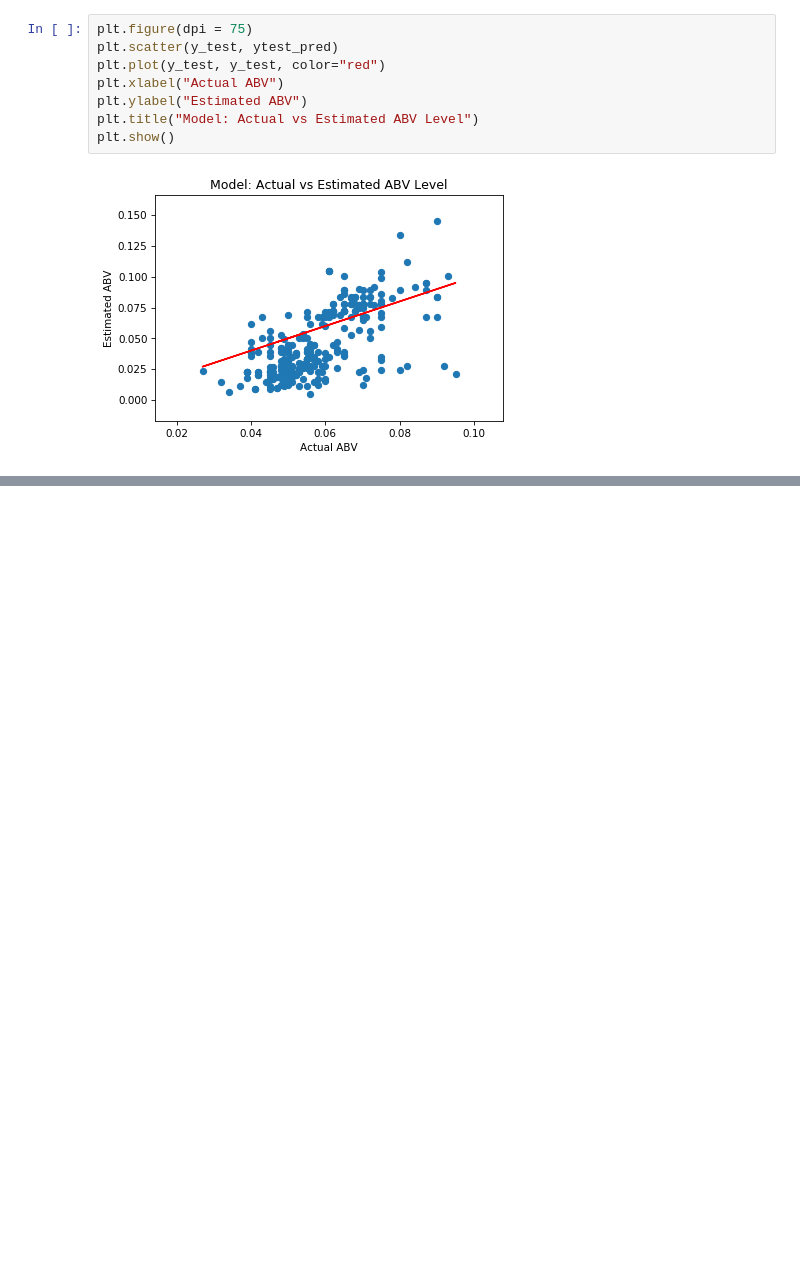
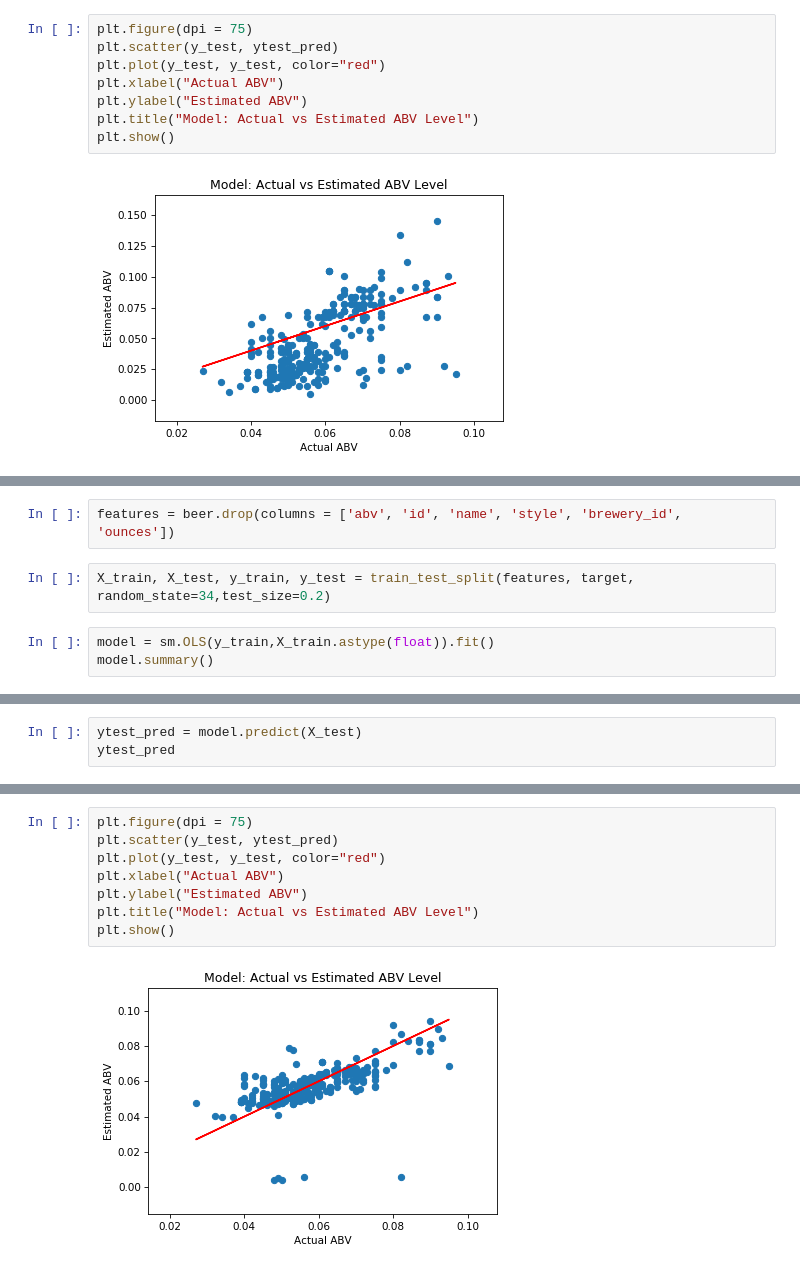
Before and after one commit to mcerow/abv_predictor, a Jupyter notebook: Blog3.ipynb, the cells around one changed output, grey strips where cells are left out. Drawn from its saved outputs; the diff is of its cells as text; blank space fills up the shorter version.

Commit message:
finished multiple regression model for blog

```diff
--- a/Blog3.ipynb
+++ b/Blog3.ipynb
@@ -264,0 +291,7 @@ Warnings:
+# %%
+features = beer.drop(columns = ['abv', 'id', 'name', 'style', 'brewery_id', 'ounces'])
+# %%
+X_train, X_test, y_train, y_test = train_test_split(features, target, random_state=34,test_size=0.2)
+# %%
+model = sm.OLS(y_train,X_train.astype(float)).fit()
+model.summary()
@@ -264,0 +333,3 @@ Warnings:
+# %%
+ytest_pred = model.predict(X_test)
+ytest_pred
@@ -264,0 +369,10 @@ Warnings:
+# %%
+plt.figure(dpi = 75)
+plt.scatter(y_test, ytest_pred)
+plt.plot(y_test, y_test, color="red")
+plt.xlabel("Actual ABV")
+plt.ylabel("Estimated ABV")
+plt.title("Model: Actual vs Estimated ABV Level")
+plt.show()
+# %% [output]
+[figure, added]
```
Also changed, not shown: parts of 19 cells of this notebook, 2 other files.
